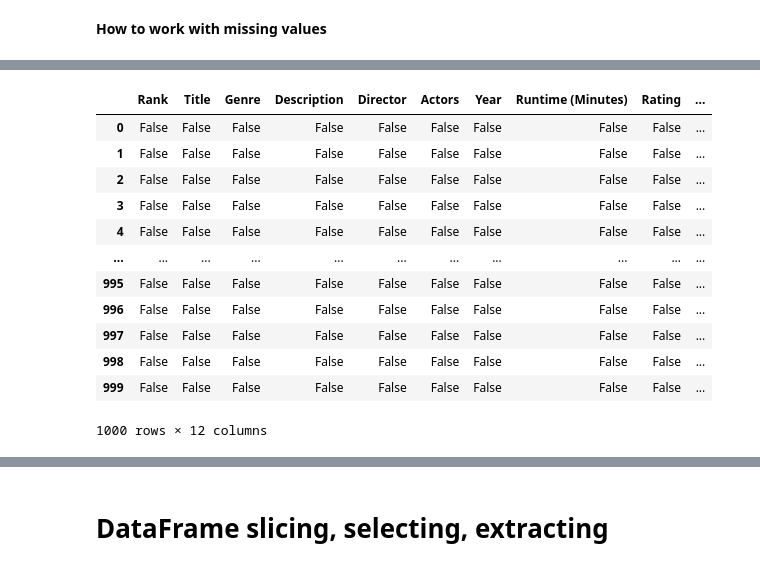
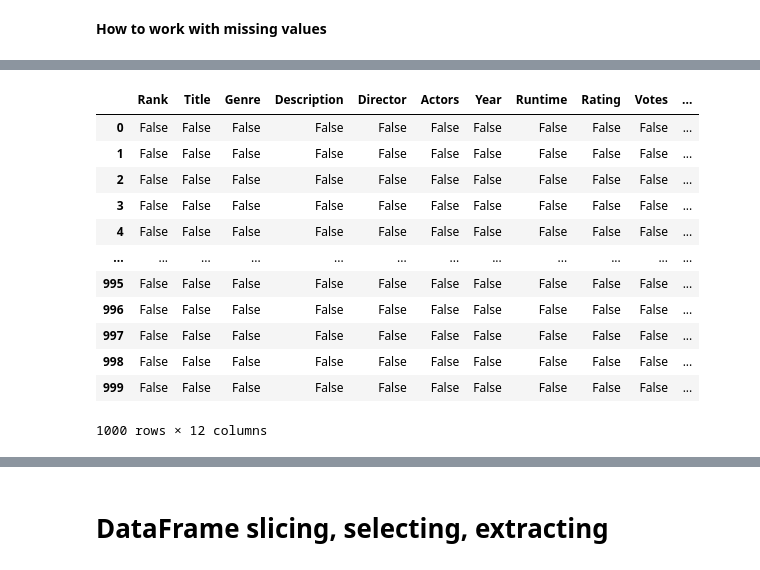
Before and after one commit to CIA66/23001042-15-ACIA-project-gold, a Jupyter notebook: CH3/CH3TP2_PANDAS.ipynb, the cells around one changed output, grey strips where cells are left out. Drawn from its saved outputs; the diff is of its cells as text; code cells hidden in the pictures.

```diff
--- a/CH3/CH3TP2_PANDAS.ipynb
+++ b/CH3/CH3TP2_PANDAS.ipynb
@@ -206,3 +324,6 @@ temp_df = temp_df.drop_duplicates()
 temp_df.shape
 # %% [output]
 (1000, 12)
+# %%
+df = pd.DataFrame([[1, 2], [3, 4]], columns=list('AB'), index=['x', 'y'])
+df
@@ -208,0 +334,4 @@ temp_df.shape
+# %%
+df2 = pd.DataFrame([[5, 6], [7, 8]], columns=list('AB'), index=['x', 'y'])
+df = pd.concat([df, df2], ignore_index=True)
+df
@@ -209,7 +344,7 @@ temp_df.shape
 # %% [markdown]
 **Column cleanup**
 # %%
-movies_df = temp_df
+movies_df = df
 # %%
 movies_df.columns
 # %% [output]
@@ -247,17 +369,17 @@ test_df
 # %%
-df.isnull()
+movies_df.isnull()
 # %% [output]
-|  | Rank | Title | Genre | Description | Director | Actors | Year | Runtime (Minutes) | Rating | ... |
-| 0 | False | False | False | False | False | False | False | False | False | ... |
-| 1 | False | False | False | False | False | False | False | False | False | ... |
-| 2 | False | False | False | False | False | False | False | False | False | ... |
-| 3 | False | False | False | False | False | False | False | False | False | ... |
-| 4 | False | False | False | False | False | False | False | False | False | ... |
-| ... | ... | ... | ... | ... | ... | ... | ... | ... | ... | ... |
-| 995 | False | False | False | False | False | False | False | False | False | ... |
-| 996 | False | False | False | False | False | False | False | False | False | ... |
-| 997 | False | False | False | False | False | False | False | False | False | ... |
-| 998 | False | False | False | False | False | False | False | False | False | ... |
-| 999 | False | False | False | False | False | False | False | False | False | ... |
+|  | Rank | Title | Genre | Description | Director | Actors | Year | Runtime | Rating | Votes | ... |
+| 0 | False | False | False | False | False | False | False | False | False | False | ... |
+| 1 | False | False | False | False | False | False | False | False | False | False | ... |
+| 2 | False | False | False | False | False | False | False | False | False | False | ... |
+| 3 | False | False | False | False | False | False | False | False | False | False | ... |
+| 4 | False | False | False | False | False | False | False | False | False | False | ... |
+| ... | ... | ... | ... | ... | ... | ... | ... | ... | ... | ... | ... |
+| 995 | False | False | False | False | False | False | False | False | False | False | ... |
+| 996 | False | False | False | False | False | False | False | False | False | False | ... |
+| 997 | False | False | False | False | False | False | False | False | False | False | ... |
+| 998 | False | False | False | False | False | False | False | False | False | False | ... |
+| 999 | False | False | False | False | False | False | False | False | False | False | ... |
 1000 rows × 12 columns
 # %%
```
Also changed, not shown: parts of 43 cells of this notebook, 4 other files.
